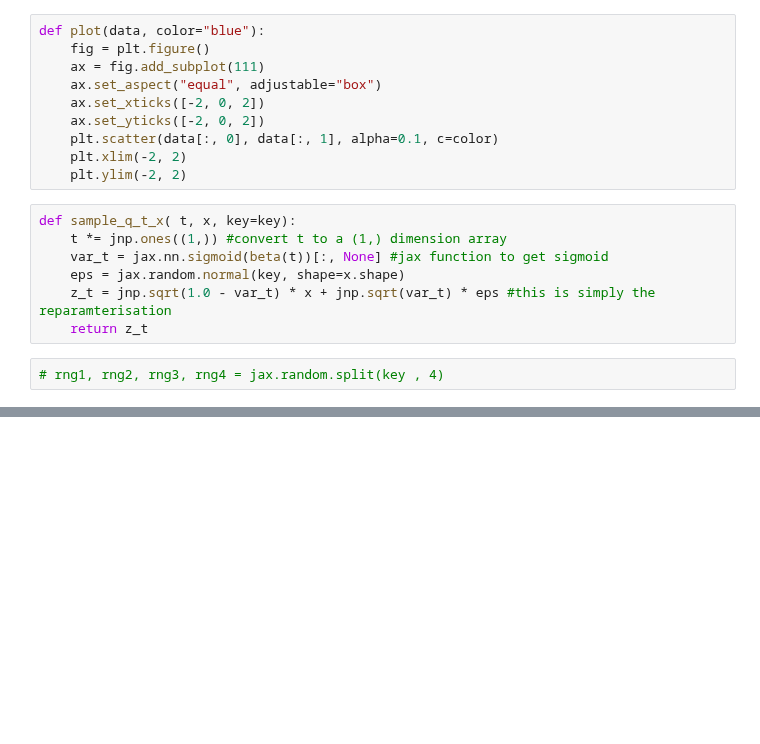
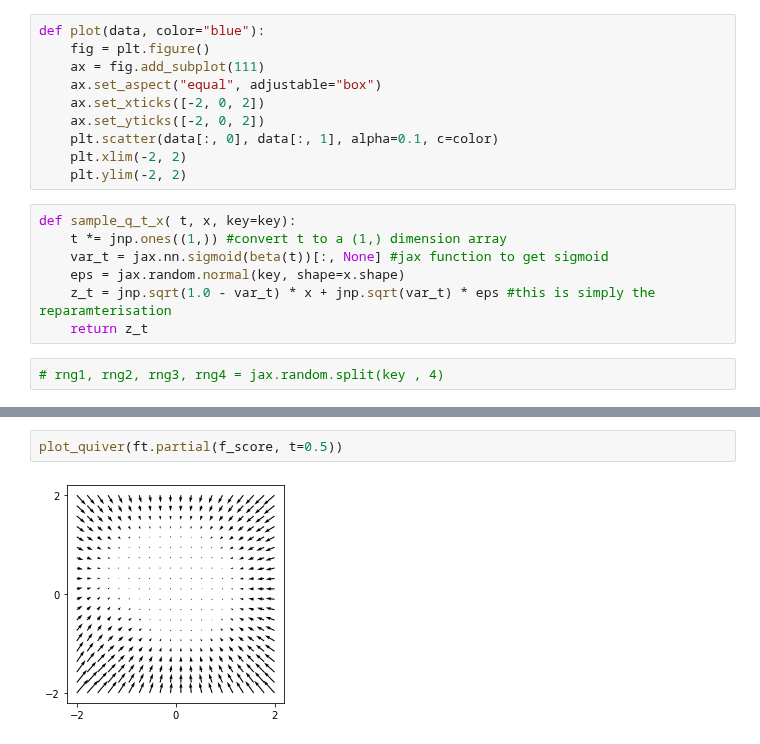
Before and after one commit to durml91/MMath-Project, a Jupyter notebook: Image_Diffusion_(working)/Spiral_Diffusion.ipynb, the cells around one changed output, grey strips where cells are left out. Cells and saved outputs as stored; diff of their text form; blank space fills up the shorter version.

```diff
--- a/Image_Diffusion_(working)/Spiral_Diffusion.ipynb
+++ b/Image_Diffusion_(working)/Spiral_Diffusion.ipynb
@@ -83,0 +201,4 @@ while t < 1.0:
+# %%
+plot_quiver(ft.partial(f_score, t=0.5))
+# %% [output]
+[figure, added]
```
Also changed, not shown: parts of 34 cells of this notebook.
